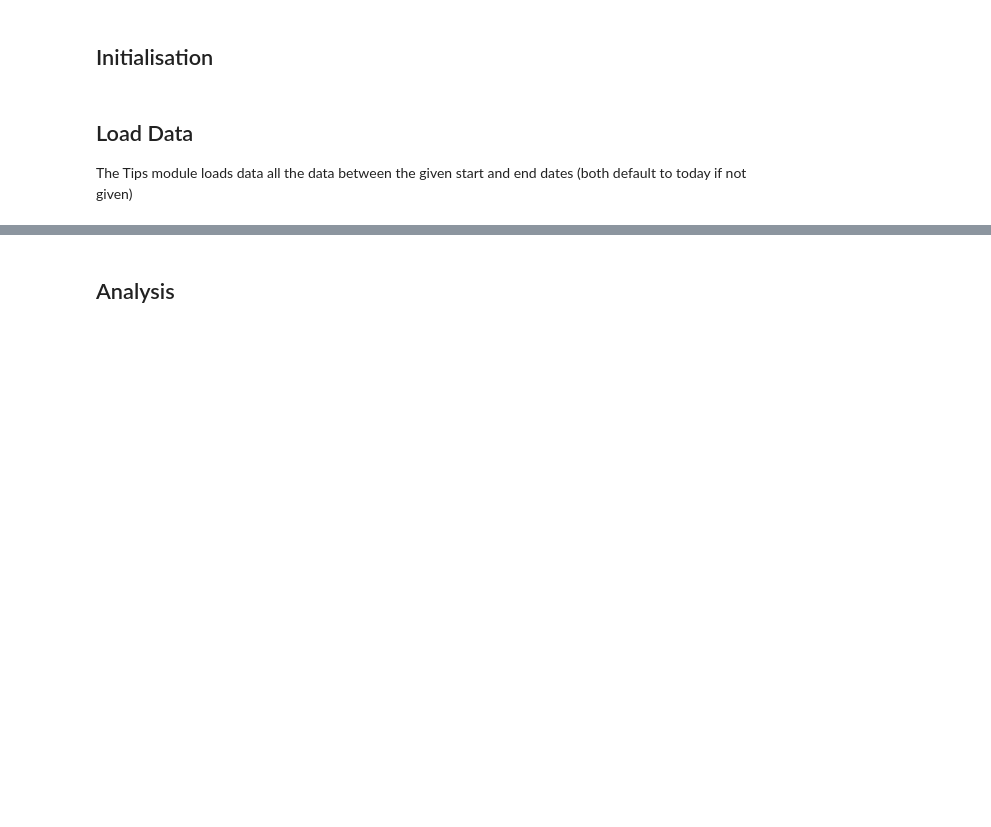
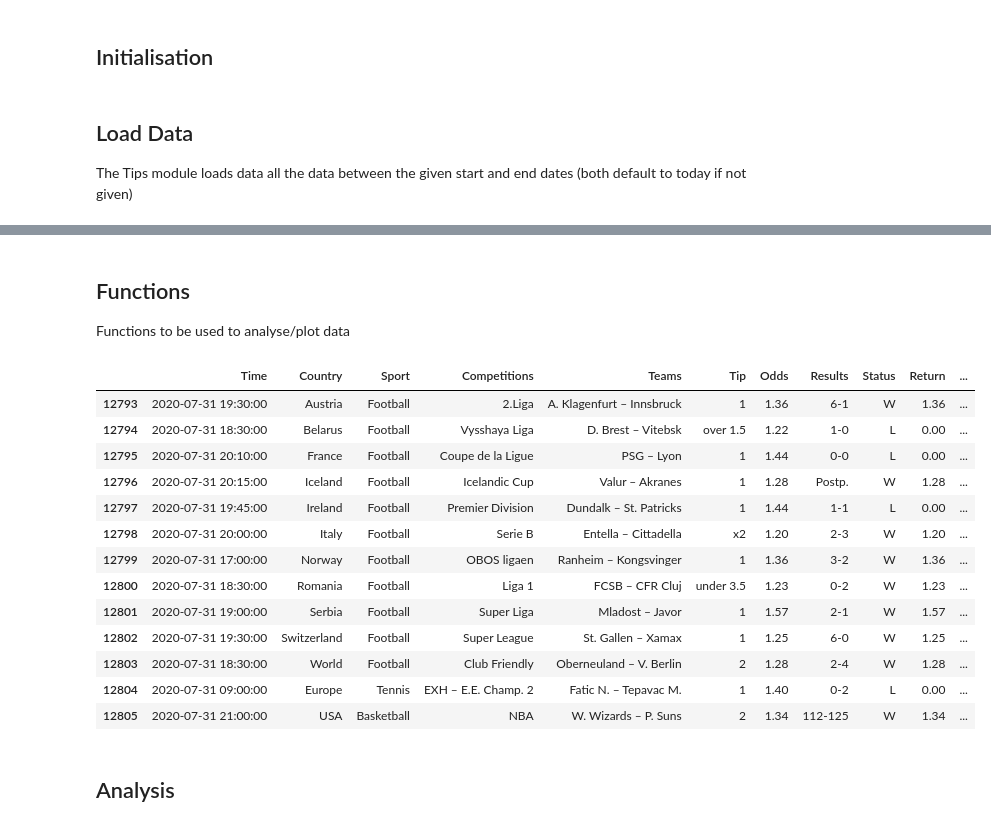
Before and after one commit to generatom/betting, a Jupyter notebook: tipsbet.ipynb, the cells around one changed output, grey strips where cells are left out. Drawn from its saved outputs; the diff is of its cells as text; code cells hidden in the pictures; blank space fills up the shorter version.

```diff
--- a/tipsbet.ipynb
+++ b/tipsbet.ipynb
@@ -22,0 +23,3 @@ Timestamp('2017-10-27 12:30:00.756813')
+# %% [markdown]
+## Functions
+Functions to be used to analyse/plot data
@@ -23,3 +29,23 @@ Timestamp('2017-10-27 12:30:00.756813')
+# %%
+filter_fn = t.df.Time > pd.to_datetime(dt.date.today() - dt.timedelta(days=1))
+filter_fn &= t.df.Time < pd.to_datetime(dt.date.today())
+# filter_fn &= t.df.Status == 'L'
+t.df[filter_fn]
+# %% [output]
+|  | Time | Country | Sport | Competitions | Teams | Tip | Odds | Results | Status | Return | ... |
+| 12793 | 2020-07-31 19:30:00 | Austria | Football | 2.Liga | A. Klagenfurt – Innsbruck | 1 | 1.36 | 6-1 | W | 1.36 | ... |
+| 12794 | 2020-07-31 18:30:00 | Belarus | Football | Vysshaya Liga | D. Brest – Vitebsk | over 1.5 | 1.22 | 1-0 | L | 0.00 | ... |
+| 12795 | 2020-07-31 20:10:00 | France | Football | Coupe de la Ligue | PSG – Lyon | 1 | 1.44 | 0-0 | L | 0.00 | ... |
+| 12796 | 2020-07-31 20:15:00 | Iceland | Football | Icelandic Cup | Valur – Akranes | 1 | 1.28 | Postp. | W | 1.28 | ... |
+| 12797 | 2020-07-31 19:45:00 | Ireland | Football | Premier Division | Dundalk – St. Patricks | 1 | 1.44 | 1-1 | L | 0.00 | ... |
+| 12798 | 2020-07-31 20:00:00 | Italy | Football | Serie B | Entella – Cittadella | x2 | 1.20 | 2-3 | W | 1.20 | ... |
+| 12799 | 2020-07-31 17:00:00 | Norway | Football | OBOS ligaen | Ranheim – Kongsvinger | 1 | 1.36 | 3-2 | W | 1.36 | ... |
+| 12800 | 2020-07-31 18:30:00 | Romania | Football | Liga 1 | FCSB – CFR Cluj | under 3.5 | 1.23 | 0-2 | W | 1.23 | ... |
+| 12801 | 2020-07-31 19:00:00 | Serbia | Football | Super Liga | Mladost – Javor | 1 | 1.57 | 2-1 | W | 1.57 | ... |
+| 12802 | 2020-07-31 19:30:00 | Switzerland | Football | Super League | St. Gallen – Xamax | 1 | 1.25 | 6-0 | W | 1.25 | ... |
+| 12803 | 2020-07-31 18:30:00 | World | Football | Club Friendly | Oberneuland – V. Berlin | 2 | 1.28 | 2-4 | W | 1.28 | ... |
+| 12804 | 2020-07-31 09:00:00 | Europe | Tennis | EXH – E.E. Champ. 2 | Fatic N. – Tepavac M. | 1 | 1.40 | 0-2 | L | 0.00 | ... |
+| 12805 | 2020-07-31 21:00:00 | USA | Basketball | NBA | W. Wizards – P. Suns | 2 | 1.34 | 112-125 | W | 1.34 | ... |
 # %% [markdown]
 ## Analysis
 # %%
```
Also changed, not shown: parts of 14 cells of this notebook, 2 other files.
